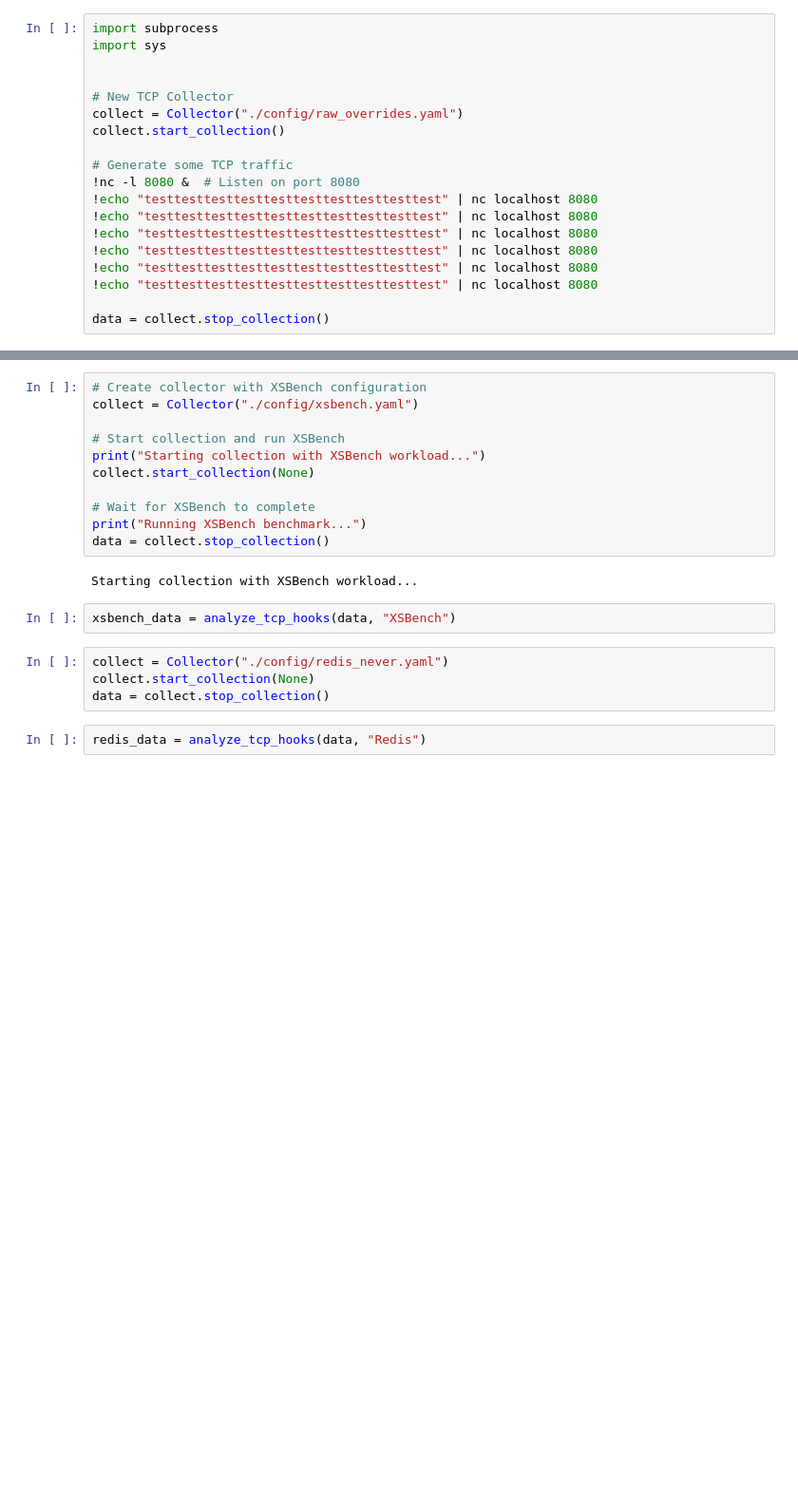
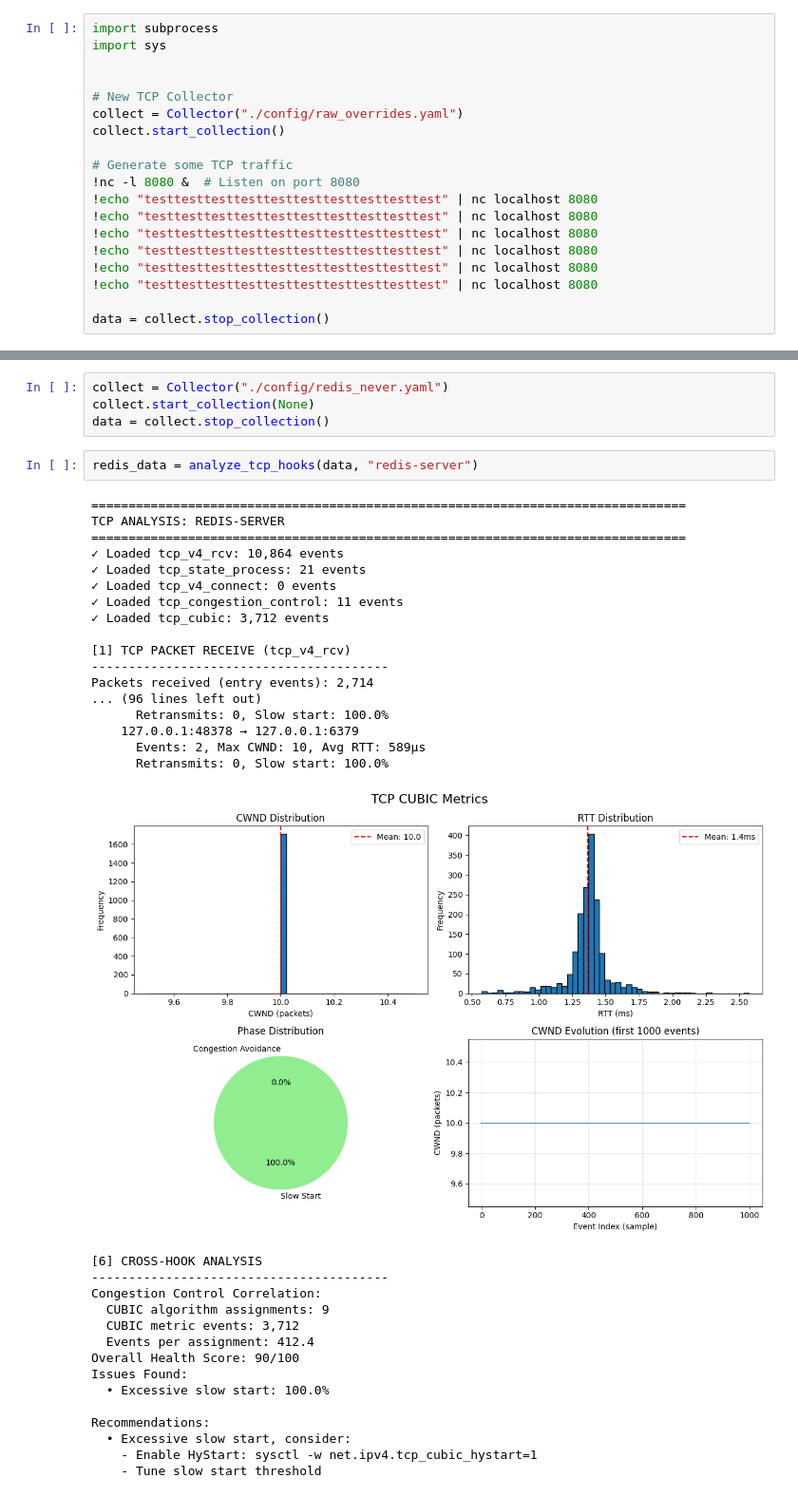
Before and after one commit to tonytgrt/KernMLOps, a Jupyter notebook: tcp_analysis.ipynb, the cells around one changed output, grey strips where cells are left out. Shown at 95% size. Drawn from its saved outputs; the diff is of its cells as text; blank space fills up the shorter version.

```diff
--- a/tcp_analysis.ipynb
+++ b/tcp_analysis.ipynb
@@ -790,24 +766,42 @@ Recommendations:
   • Excessive slow start, consider:
     - Enable HyStart: sysctl -w net.ipv4.tcp_cubic_hystart=1
     - Tune slow start threshold
-# %%
-# Create collector with XSBench configuration
-collect = Collector("./config/xsbench.yaml")
-
-# Start collection and run XSBench
-print("Starting collection with XSBench workload...")
-collect.start_collection(None)
-
-# Wait for XSBench to complete
-print("Running XSBench benchmark...")
-data = collect.stop_collection()
-# %% [output]
-Starting collection with XSBench workload...
-# %%
-xsbench_data = analyze_tcp_hooks(data, "XSBench")
 # %%
 collect = Collector("./config/redis_never.yaml")
 collect.start_collection(None)
 data = collect.stop_collection()
 # %%
-redis_data = analyze_tcp_hooks(data, "Redis")
+redis_data = analyze_tcp_hooks(data, "redis-server")
+# %% [output]
+================================================================================
+TCP ANALYSIS: REDIS-SERVER
+================================================================================
+✓ Loaded tcp_v4_rcv: 10,864 events
+✓ Loaded tcp_state_process: 21 events
+✓ Loaded tcp_v4_connect: 0 events
+✓ Loaded tcp_congestion_control: 11 events
+✓ Loaded tcp_cubic: 3,712 events
+
+[1] TCP PACKET RECEIVE (tcp_v4_rcv)
+----------------------------------------
+Packets received (entry events): 2,714
+... (96 lines left out)
+      Retransmits: 0, Slow start: 100.0%
+    127.0.0.1:48378 → 127.0.0.1:6379
+      Events: 2, Max CWND: 10, Avg RTT: 589μs
+      Retransmits: 0, Slow start: 100.0%
+[figure, added]
+[6] CROSS-HOOK ANALYSIS
+----------------------------------------
+Congestion Control Correlation:
+  CUBIC algorithm assignments: 9
+  CUBIC metric events: 3,712
+  Events per assignment: 412.4
+Overall Health Score: 90/100
+Issues Found:
+  • Excessive slow start: 100.0%
+
+Recommendations:
+  • Excessive slow start, consider:
+    - Enable HyStart: sysctl -w net.ipv4.tcp_cubic_hystart=1
+    - Tune slow start threshold
```
Also changed, not shown: parts of 8 cells of this notebook, 2 other files.
